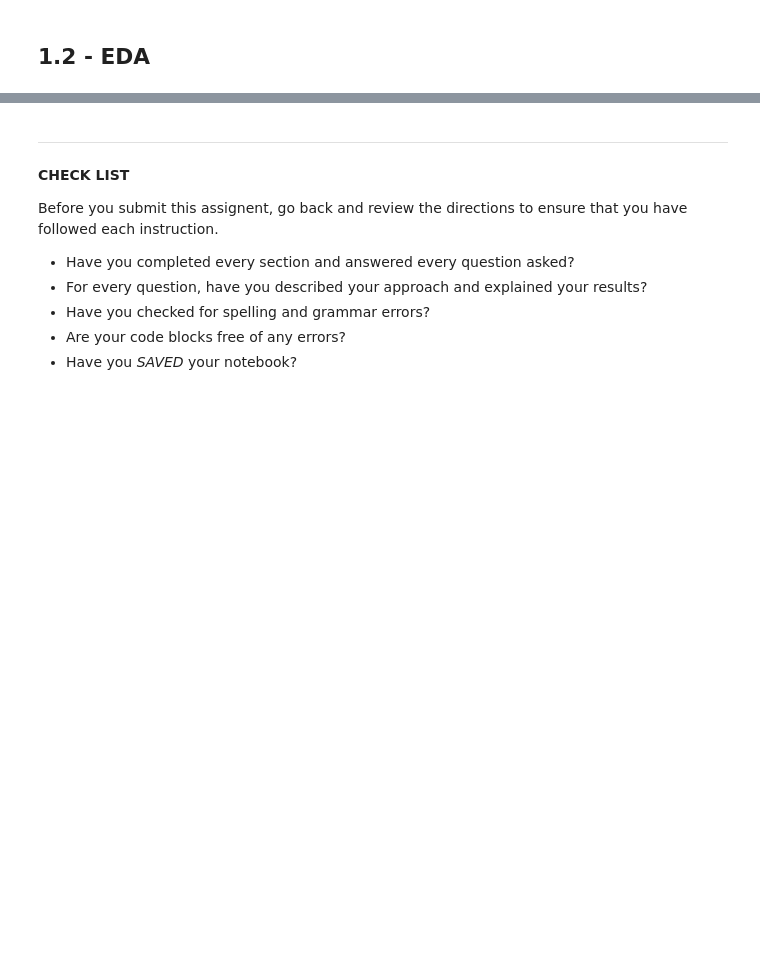
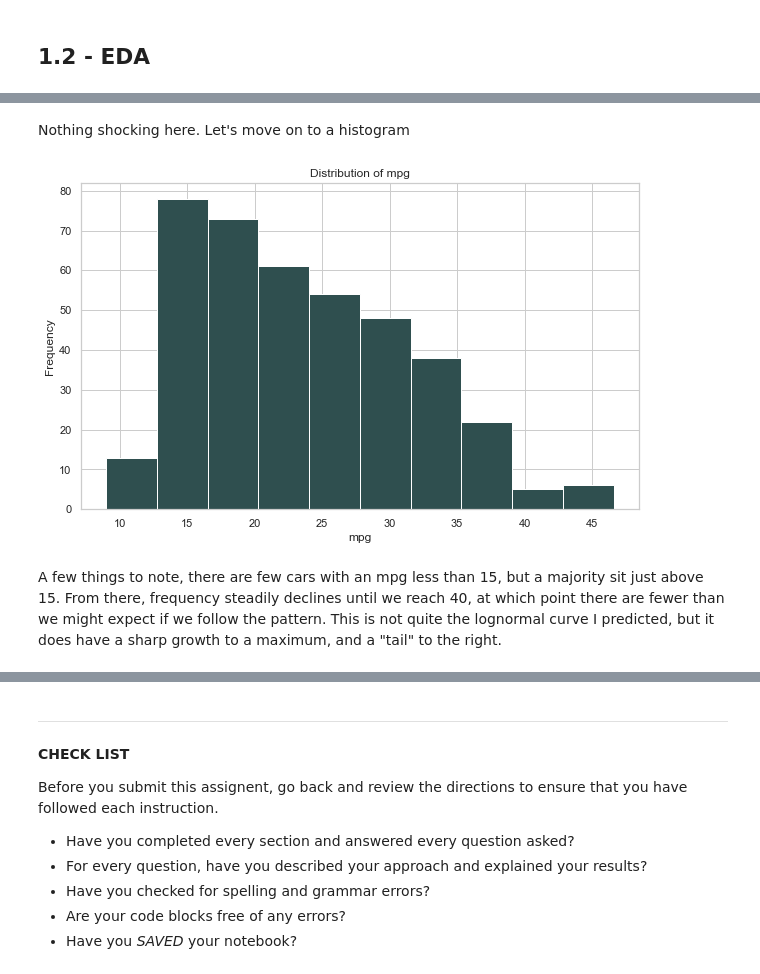
Before and after one commit to natemcintosh/en_685_648_data_science, a Jupyter notebook: 12_module/problem_set/nmcinto2.ipynb, the cells around one changed output, grey strips where cells are left out. Saved outputs shown, nothing was run; the diff lists cells and outputs as text; code cells hidden in the pictures; blank space fills up the shorter version.

```diff
--- a/12_module/problem_set/nmcinto2.ipynb
+++ b/12_module/problem_set/nmcinto2.ipynb
@@ -34,0 +74,4 @@ The instructions say build, **describe, and use**. You must describe all aspects
+# %%
+names = ["mpg", "cylinders", "displacement", "horsepower", "weight", "acceleration", "model_year", "origin", "car_name"]
+
+mpg = pd.read_csv("auto_mpg_data.tsv", delim_whitespace = True, names = names, na_values="?")
@@ -36,0 +132,17 @@ The instructions say build, **describe, and use**. You must describe all aspects
+# %% [markdown]
+Nothing shocking here. Let's move on to a histogram
+# %%
+def plot_hist_w_labels(df: pd.DataFrame, col: str):
+    figure = plt.figure(figsize=(10, 6))
+
+    axes = figure.add_subplot(1, 1, 1)
+    axes.hist(df[col], color="darkslategray")
+    axes.set_title(f"Distribution of {col}")
+    axes.set_xlabel(col)
+    axes.set_ylabel("Frequency")
+# %%
+plot_hist_w_labels(mpg, "mpg")
+# %% [output]
+[figure, added]
+# %% [markdown]
+A few things to note, there are few cars with an mpg less than 15, but a majority sit just above 15. From there, frequency steadily declines until we reach 40, at which point there are fewer than we might expect if we follow the pattern. This is not quite the lognormal curve I predicted, but it does have a sharp growth to a maximum, and a "tail" to the right.
```
Also changed, not shown: parts of 30 cells of this notebook, 2 other files.
